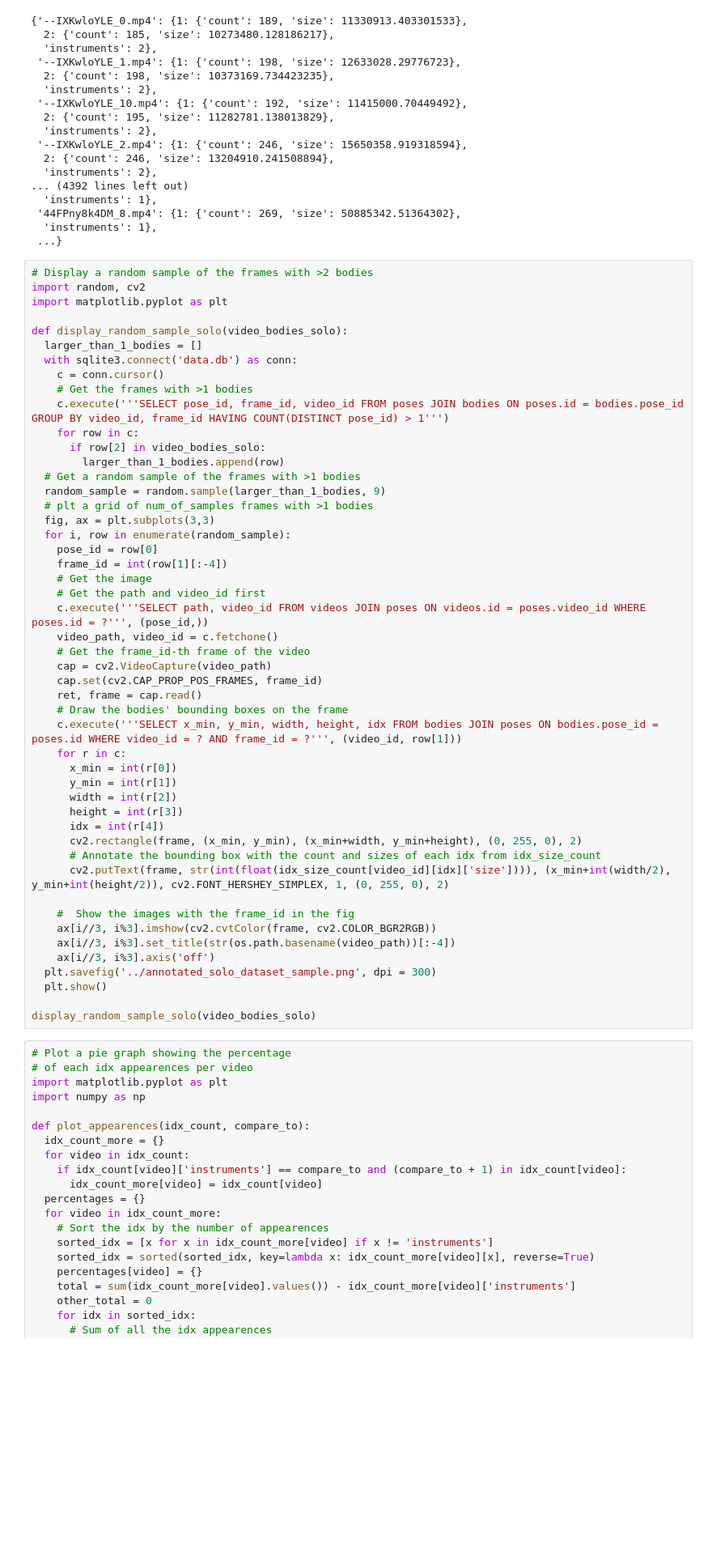
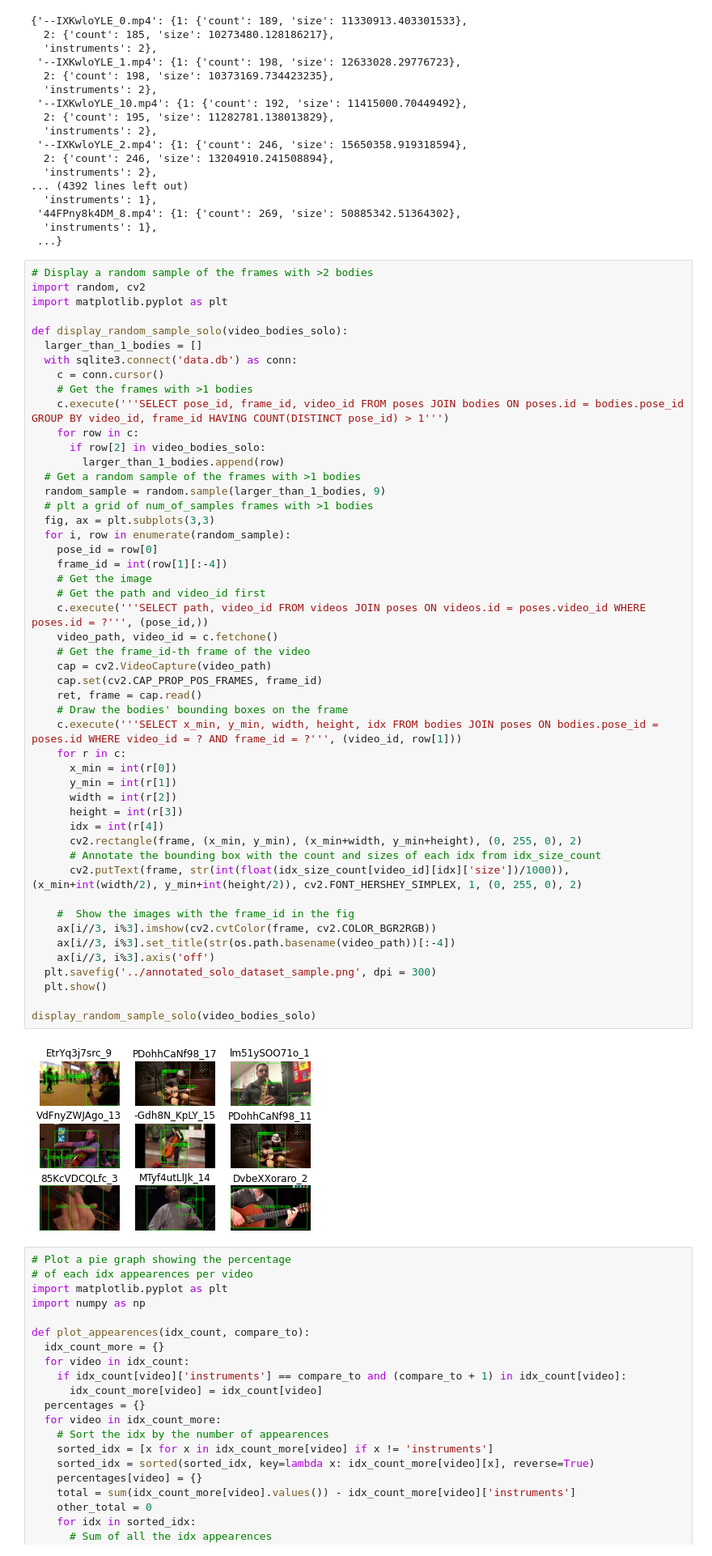
Before and after one commit to quanganhquanganh/AlphaPose-MUSIC-Test, a Jupyter notebook: notebooks/data-to-sql.ipynb, the cells around one changed output. Shown at 81% size. Saved outputs shown, nothing was run; the diff lists cells and outputs as text; blank space fills up the shorter version.

```diff
--- a/notebooks/data-to-sql.ipynb
+++ b/notebooks/data-to-sql.ipynb
@@ -488,34 +488,36 @@ def display_random_sample_solo(video_bodies_solo):
   for i, row in enumerate(random_sample):
     pose_id = row[0]
     frame_id = int(row[1][:-4])
     # Get the image
     # Get the path and video_id first
     c.execute('''SELECT path, video_id FROM videos JOIN poses ON videos.id = poses.video_id WHERE poses.id = ?''', (pose_id,))
     video_path, video_id = c.fetchone()
     # Get the frame_id-th frame of the video
     cap = cv2.VideoCapture(video_path)
     cap.set(cv2.CAP_PROP_POS_FRAMES, frame_id)
     ret, frame = cap.read()
     # Draw the bodies' bounding boxes on the frame
     c.execute('''SELECT x_min, y_min, width, height, idx FROM bodies JOIN poses ON bodies.pose_id = poses.id WHERE video_id = ? AND frame_id = ?''', (video_id, row[1]))
     for r in c:
       x_min = int(r[0])
       y_min = int(r[1])
       width = int(r[2])
       height = int(r[3])
       idx = int(r[4])
       cv2.rectangle(frame, (x_min, y_min), (x_min+width, y_min+height), (0, 255, 0), 2)
       # Annotate the bounding box with the count and sizes of each idx from idx_size_count
-      cv2.putText(frame, str(int(float(idx_size_count[video_id][idx]['size']))), (x_min+int(width/2), y_min+int(height/2)), cv2.FONT_HERSHEY_SIMPLEX, 1, (0, 255, 0), 2)
+      cv2.putText(frame, str(int(float(idx_size_count[video_id][idx]['size'])/1000)), (x_min+int(width/2), y_min+int(height/2)), cv2.FONT_HERSHEY_SIMPLEX, 1, (0, 255, 0), 2)
 
     #  Show the images with the frame_id in the fig
     ax[i//3, i%3].imshow(cv2.cvtColor(frame, cv2.COLOR_BGR2RGB))
     ax[i//3, i%3].set_title(str(os.path.basename(video_path))[:-4])
     ax[i//3, i%3].axis('off')
   plt.savefig('../annotated_solo_dataset_sample.png', dpi = 300)
   plt.show()
 
 display_random_sample_solo(video_bodies_solo)
+# %% [output]
+[figure, added]
 # %%
 # Plot a pie graph showing the percentage
 # of each idx appearences per video
```
Also changed, not shown: 1 other file.
